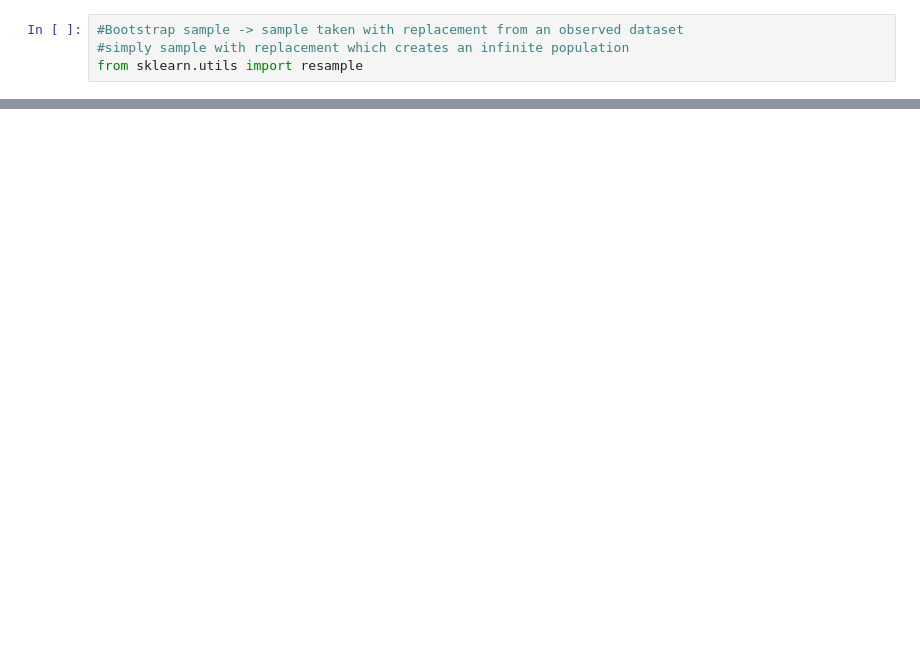
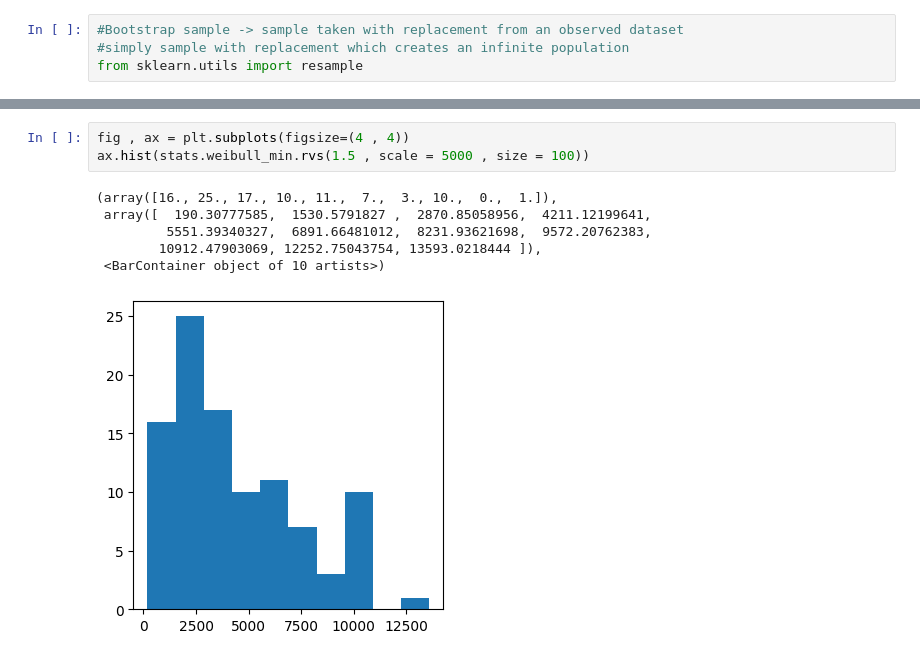
Before and after one commit to RijalChirayu/PracticalStatisitcs, a Jupyter notebook: chapter_2.ipynb, the cells around one changed output, grey strips where cells are left out. Drawn from its saved outputs; the diff is of its cells as text; blank space fills up the shorter version.

```diff
--- a/chapter_2.ipynb
+++ b/chapter_2.ipynb
@@ -67,0 +162,10 @@ Std error: 215.31386917709227
+# %%
+fig , ax = plt.subplots(figsize=(4 , 4))
+ax.hist(stats.weibull_min.rvs(1.5 , scale = 5000 , size = 100))
+# %% [output]
+(array([16., 25., 17., 10., 11.,  7.,  3., 10.,  0.,  1.]),
+ array([  190.30777585,  1530.5791827 ,  2870.85058956,  4211.12199641,
+         5551.39340327,  6891.66481012,  8231.93621698,  9572.20762383,
+        10912.47903069, 12252.75043754, 13593.0218444 ]),
+ <BarContainer object of 10 artists>)
+[figure, added]
```
Also changed, not shown: parts of 16 cells of this notebook, 1 other file.
